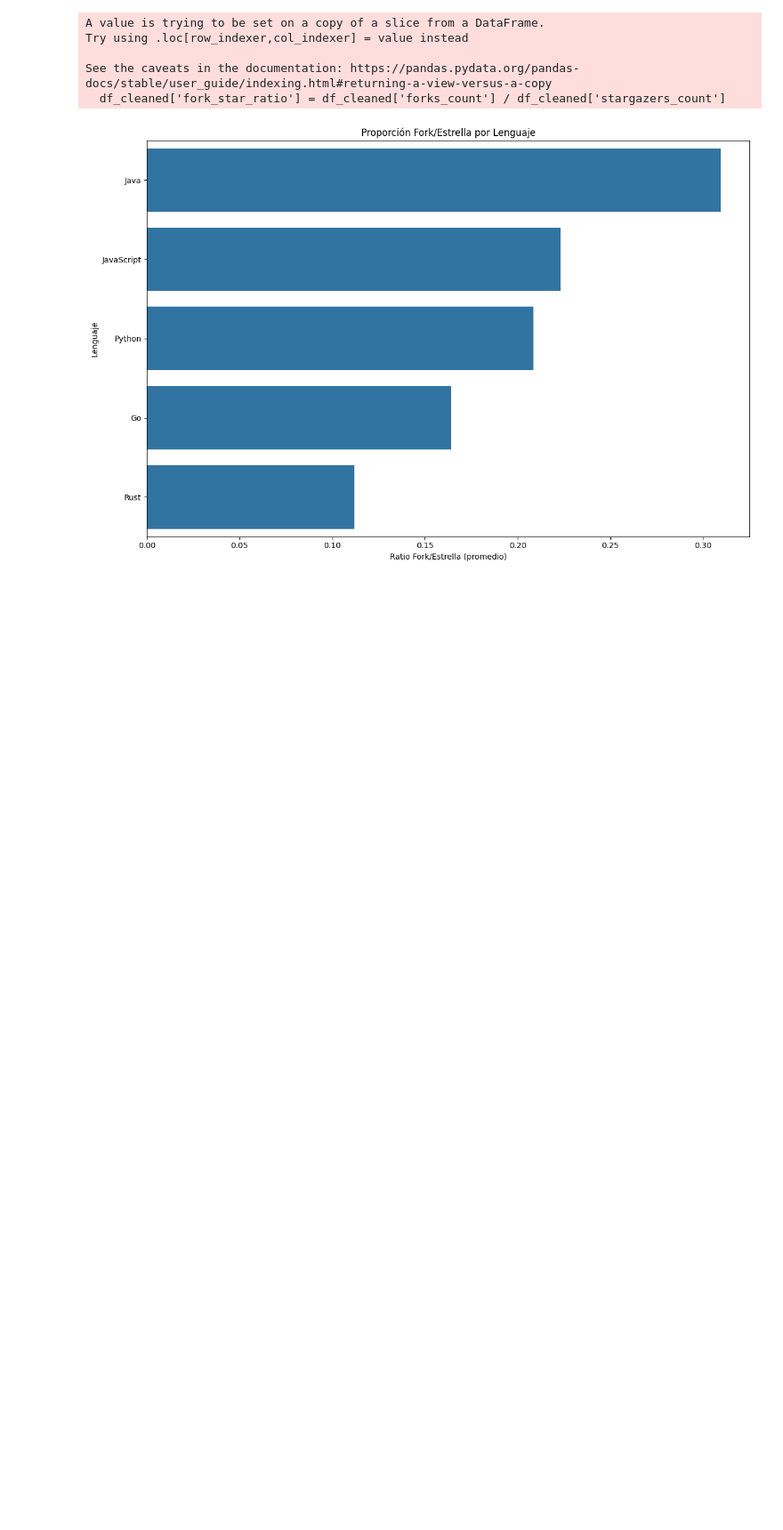
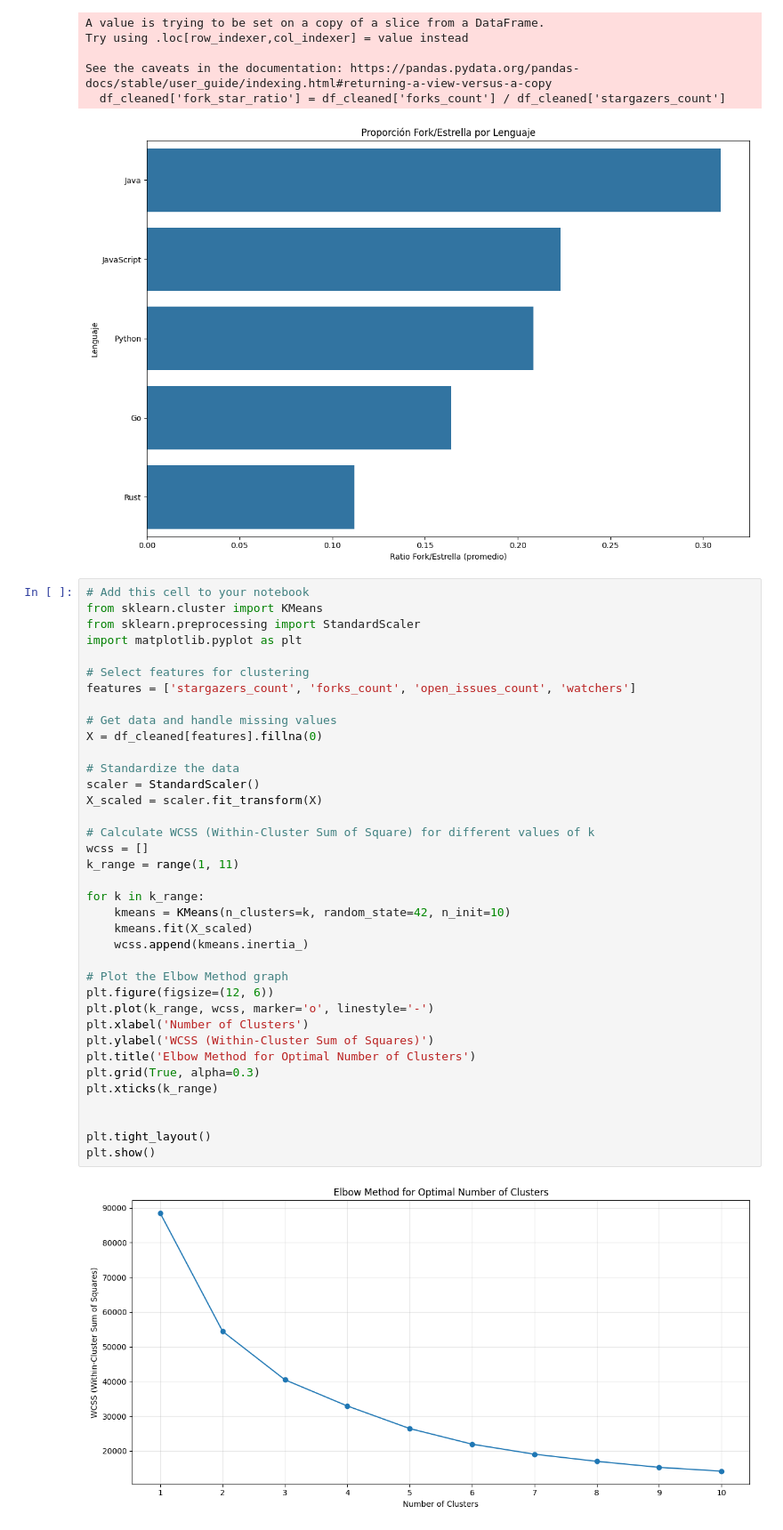
Before and after one commit to Cedricnator/t2-extract, a Jupyter notebook: extractor-service/src/scripts/manipulator.ipynb, the cells around one changed output. Shown: that part at 89% size. Saved outputs shown, nothing was run; the diff lists cells and outputs as text; blank space fills up the shorter version.

```diff
--- a/extractor-service/src/scripts/manipulator.ipynb
+++ b/extractor-service/src/scripts/manipulator.ipynb
@@ -147,6 +147,45 @@ Try using .loc[row_indexer,col_indexer] = value instead
 See the caveats in the documentation: https://pandas.pydata.org/pandas-docs/stable/user_guide/indexing.html#returning-a-view-versus-a-copy
   df_cleaned['fork_star_ratio'] = df_cleaned['forks_count'] / df_cleaned['stargazers_count']
 [figure]
+# %%
+# Add this cell to your notebook
+from sklearn.cluster import KMeans
+from sklearn.preprocessing import StandardScaler
+import matplotlib.pyplot as plt
+
+# Select features for clustering
+features = ['stargazers_count', 'forks_count', 'open_issues_count', 'watchers']
+
+# Get data and handle missing values
+X = df_cleaned[features].fillna(0)
+
+# Standardize the data
+scaler = StandardScaler()
+X_scaled = scaler.fit_transform(X)
+
+# Calculate WCSS (Within-Cluster Sum of Square) for different values of k
+wcss = []
+k_range = range(1, 11)
+
+for k in k_range:
+    kmeans = KMeans(n_clusters=k, random_state=42, n_init=10)
+    kmeans.fit(X_scaled)
+    wcss.append(kmeans.inertia_)
+
+# Plot the Elbow Method graph
+plt.figure(figsize=(12, 6))
+plt.plot(k_range, wcss, marker='o', linestyle='-')
+plt.xlabel('Number of Clusters')
+plt.ylabel('WCSS (Within-Cluster Sum of Squares)')
+plt.title('Elbow Method for Optimal Number of Clusters')
+plt.grid(True, alpha=0.3)
+plt.xticks(k_range)
+
+
+plt.tight_layout()
+plt.show()
+# %% [output]
+[figure, added]
 # %%
 # Crear un diccionario con todos los análisis para exportar a JSON
 import json
```
Also changed, not shown: parts of 2 cells of this notebook, 9 other files.
